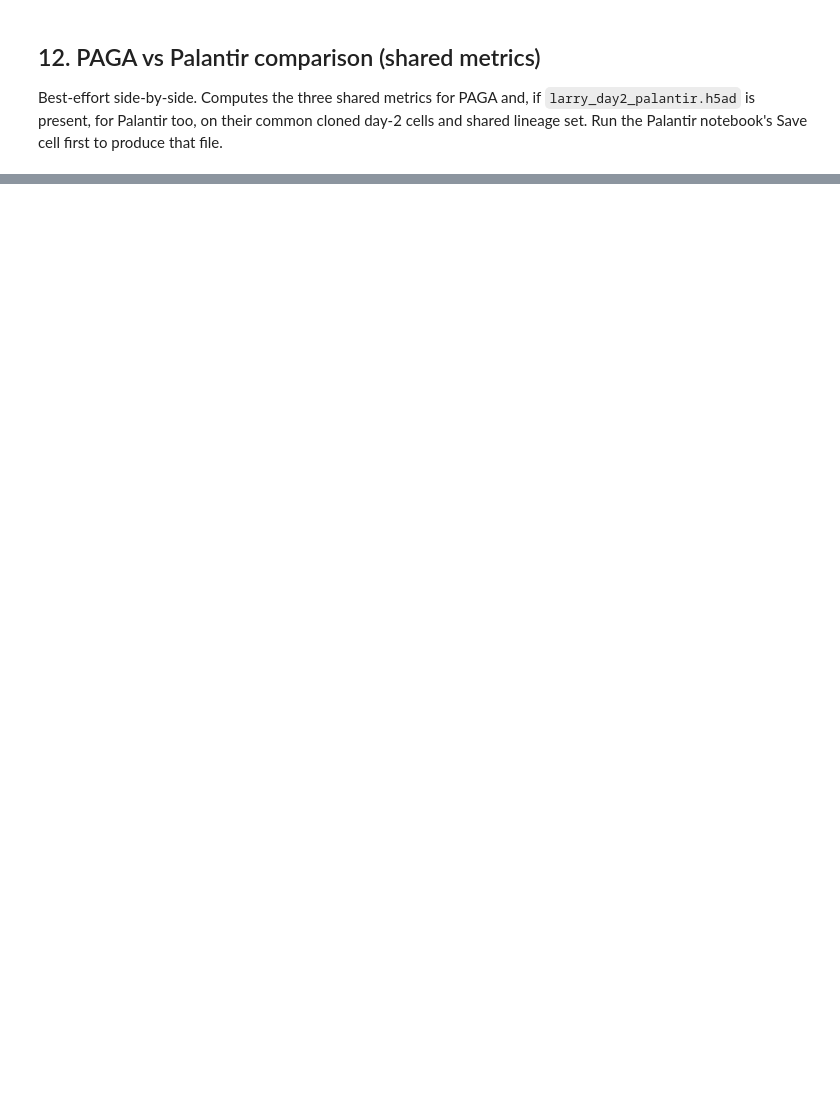
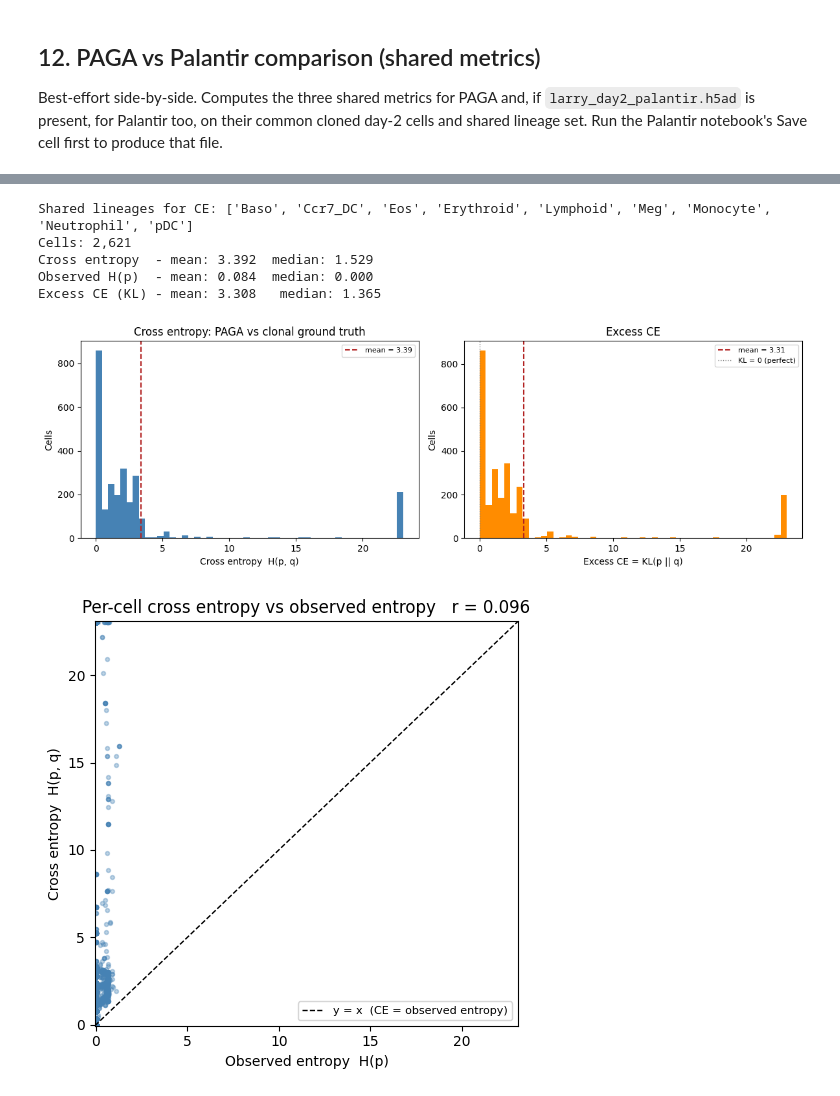
Before and after one commit to TobiasKofman/markov-chains-scrnaseq-larry, a Jupyter notebook: 04_paga.ipynb, the cells around one changed output, grey strips where cells are left out. Saved outputs shown, nothing was run; the diff lists cells and outputs as text; code cells hidden in the pictures; blank space fills up the shorter version.

```diff
--- a/04_paga.ipynb
+++ b/04_paga.ipynb
@@ -797,0 +799,70 @@ PAGA            0.260956         0.23372           2.557687                 8
+# %%
+if fate_df_norm is not None and fate_prob_key in adata_d2.obsm:
+    _bn_ce = list(adata_d2.uns[fate_names_key])
+    _bp_ce = pd.DataFrame(adata_d2.obsm[fate_prob_key],
+                          index=adata_d2.obs_names, columns=_bn_ce)
+
+    _shared_ce = [b for b in _bn_ce if b in fate_df_norm.columns]
+    print(f"Shared lineages for CE: {_shared_ce}")
+
+    _common_ce = fate_df_norm.index.intersection(_bp_ce.index)
+    _p_raw = fate_df_norm.loc[_common_ce, _shared_ce].values.astype(float)
+    _q_raw = _bp_ce.loc[_common_ce, _shared_ce].values.astype(float)
+
+    _p = _p_raw / (_p_raw.sum(axis=1, keepdims=True) + 1e-10)
+    _q = _q_raw / (_q_raw.sum(axis=1, keepdims=True) + 1e-10)
+
+    _eps = 1e-10
+    _h_obs = -np.sum(_p * np.log(_p + _eps), axis=1)
+    _ce    = -np.sum(_p * np.log(_q + _eps), axis=1)
+    _kl    = _ce - _h_obs
+
+    print(f"Cells: {len(_ce):,}")
+    print(f"Cross entropy  - mean: {_ce.mean():.3f}  median: {np.median(_ce):.3f}")
+    print(f"Observed H(p)  - mean: {_h_obs.mean():.3f}  median: {np.median(_h_obs):.3f}")
+    print(f"Excess CE (KL) - mean: {_kl.mean():.3f}   median: {np.median(_kl):.3f}")
+
+    fig, axes = plt.subplots(1, 2, figsize=(12, 4))
+
+    axes[0].hist(_ce, bins=50, color="steelblue", edgecolor="none")
+    axes[0].axvline(_ce.mean(), color="firebrick", linewidth=1.5, linestyle="--",
+                    label=f"mean = {_ce.mean():.2f}")
+    axes[0].set(xlabel="Cross entropy  H(p, q)", ylabel="Cells",
+                title="Cross entropy: PAGA vs clonal ground truth")
+    axes[0].legend(fontsize=8)
+
+    axes[1].hist(_kl, bins=50, color="darkorange", edgecolor="none")
+    axes[1].axvline(_kl.mean(), color="firebrick", linewidth=1.5, linestyle="--",
+                    label=f"mean = {_kl.mean():.2f}")
+    axes[1].axvline(0, color="gray", linewidth=1, linestyle=":", label="KL = 0 (perfect)")
+    axes[1].set(xlabel="Excess CE = KL(p || q)", ylabel="Cells",
+                title="Excess CE")
+    axes[1].legend(fontsize=8)
+
+    plt.tight_layout()
+    plt.show()
+
+    fig, ax = plt.subplots(figsize=(5, 5))
+    ax.scatter(_h_obs, _ce, s=8, alpha=0.35, color="steelblue", rasterized=True)
+    _lo = min(_h_obs.min(), _ce.min()) - 0.05
+    _hi = max(_h_obs.max(), _ce.max()) + 0.05
+    ax.plot([_lo, _hi], [_lo, _hi], "k--", linewidth=1,
+            label="y = x  (CE = observed entropy)")
+    _r_ce, _ = stats.pearsonr(_h_obs, _ce)
+    ax.set(xlabel="Observed entropy  H(p)",
+           ylabel="Cross entropy  H(p, q)",
+           title=f"Per-cell cross entropy vs observed entropy   r = {_r_ce:.3f}",
+           xlim=(_lo, _hi), ylim=(_lo, _hi))
+    ax.legend(fontsize=8)
+    plt.tight_layout()
+    plt.show()
+else:
+    print("Skipping cross entropy: fate_df_norm or fate probabilities not available.")
+# %% [output]
+Shared lineages for CE: ['Baso', 'Ccr7_DC', 'Eos', 'Erythroid', 'Lymphoid', 'Meg', 'Monocyte', 'Neutrophil', 'pDC']
+Cells: 2,621
+Cross entropy  - mean: 3.392  median: 1.529
+Observed H(p)  - mean: 0.084  median: 0.000
+Excess CE (KL) - mean: 3.308   median: 1.365
+[figure, added]
+[figure, added]
```
Also changed, not shown: parts of 15 cells of this notebook, 1 other file.
